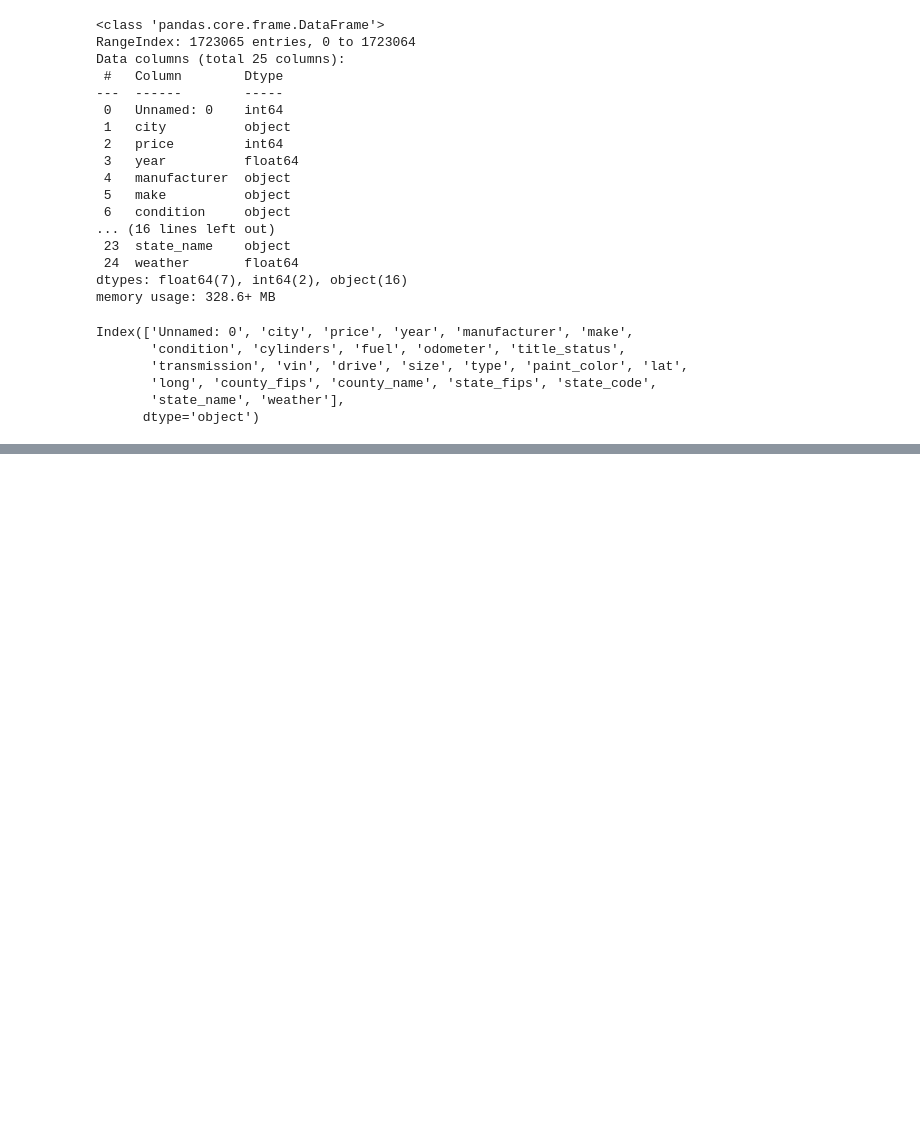
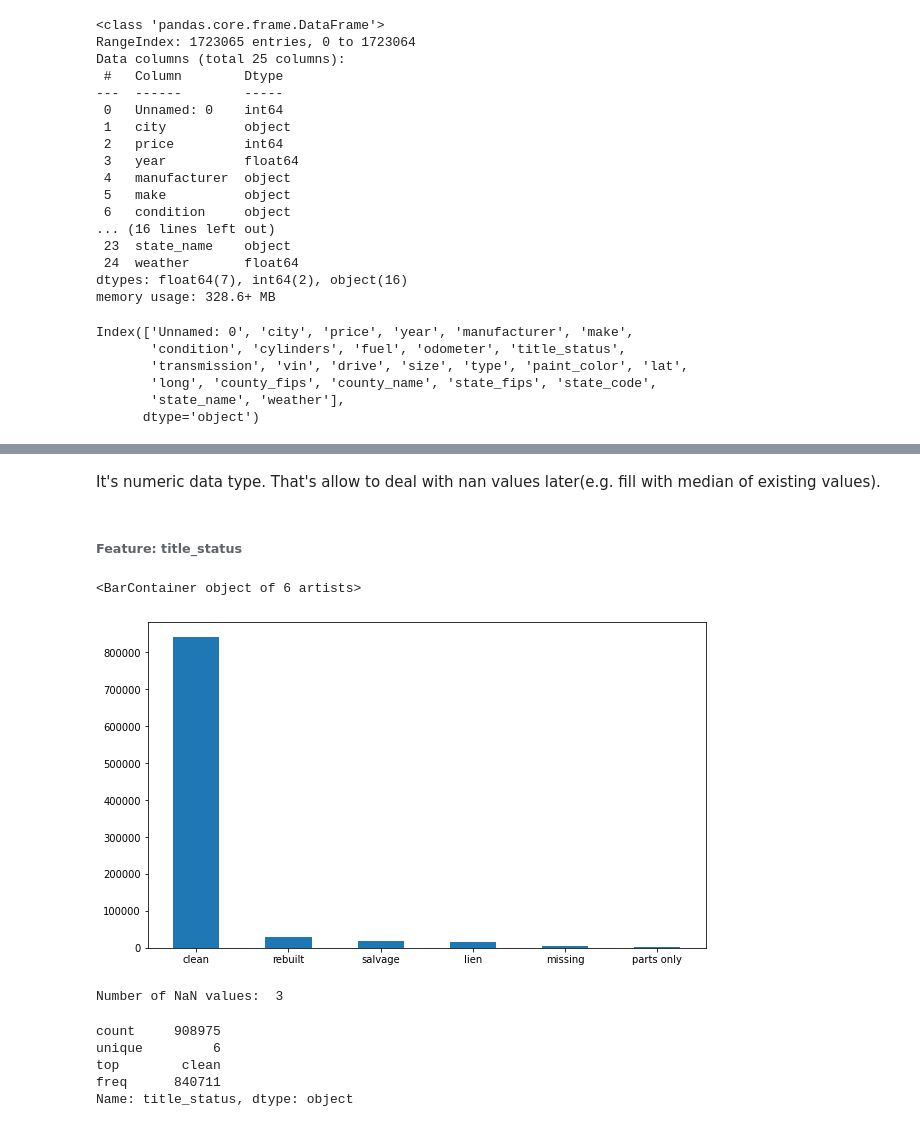
Before and after one commit to Michal-Pocztowski/Car-price-predictor, a Jupyter notebook: Cars.ipynb, the cells around one changed output, grey strips where cells are left out. Cells and saved outputs as stored; diff of their text form; code cells hidden in the pictures; blank space fills up the shorter version.

Commit message:
Add I part of data cleaning (features exploration)

```diff
--- a/Cars.ipynb
+++ b/Cars.ipynb
@@ -51,0 +343,22 @@ Index(['Unnamed: 0', 'city', 'price', 'year', 'manufacturer', 'make',
+# %% [markdown]
+It's numeric data type. That's allow to deal with nan values later(e.g. fill with median of existing values).
+# %% [markdown]
+###### Feature: title_status
+# %%
+plt.figure(figsize=(10, 6))
+plt.bar(cars.title_status.value_counts().keys(), cars.title_status.value_counts(), width=0.5)
+# %% [output]
+<BarContainer object of 6 artists>
+[figure, added]
+# %%
+print("Number of NaN values: ", calculate_cars_nan_values().title_status)
+# %% [output]
+Number of NaN values:  3
+# %%
+cars.title_status.describe()
+# %% [output]
+count     908975
+unique         6
+top        clean
+freq      840711
+Name: title_status, dtype: object
```
Also changed, not shown: parts of 78 cells of this notebook.
